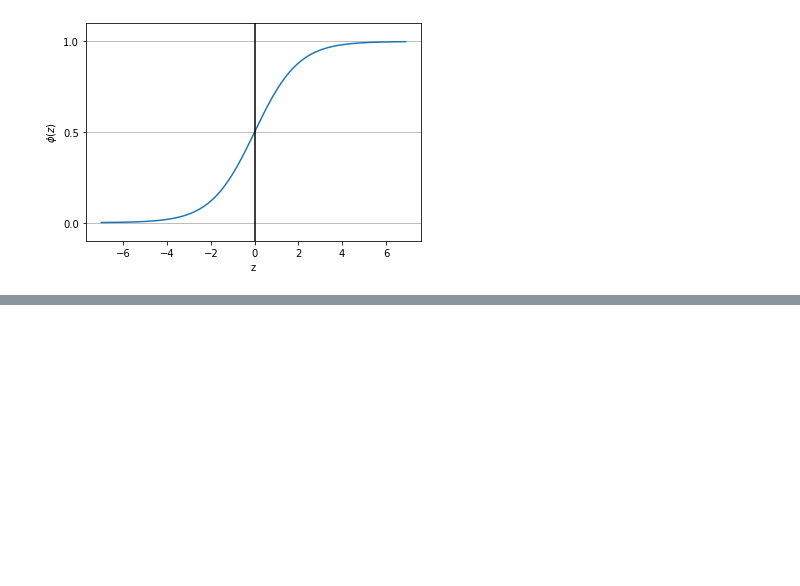
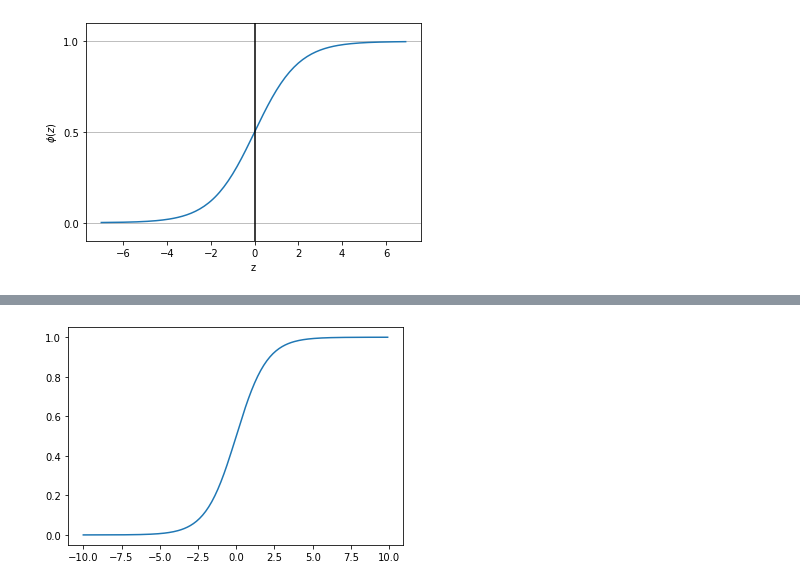
Before and after one commit to hirochan565G/PML_code, a Jupyter notebook: PML3.ipynb, the cells around one changed output, grey strips where cells are left out. Drawn from its saved outputs; the diff is of its cells as text; code cells hidden in the pictures; blank space fills up the shorter version.

```diff
--- a/PML3.ipynb
+++ b/PML3.ipynb
@@ -290,0 +312,5 @@ plt.show();
+# %%
+plt.plot(z, phi_z);
+plt.show();
+# %% [output]
+[figure, added]
```
Also changed, not shown: parts of 2 cells of this notebook.
